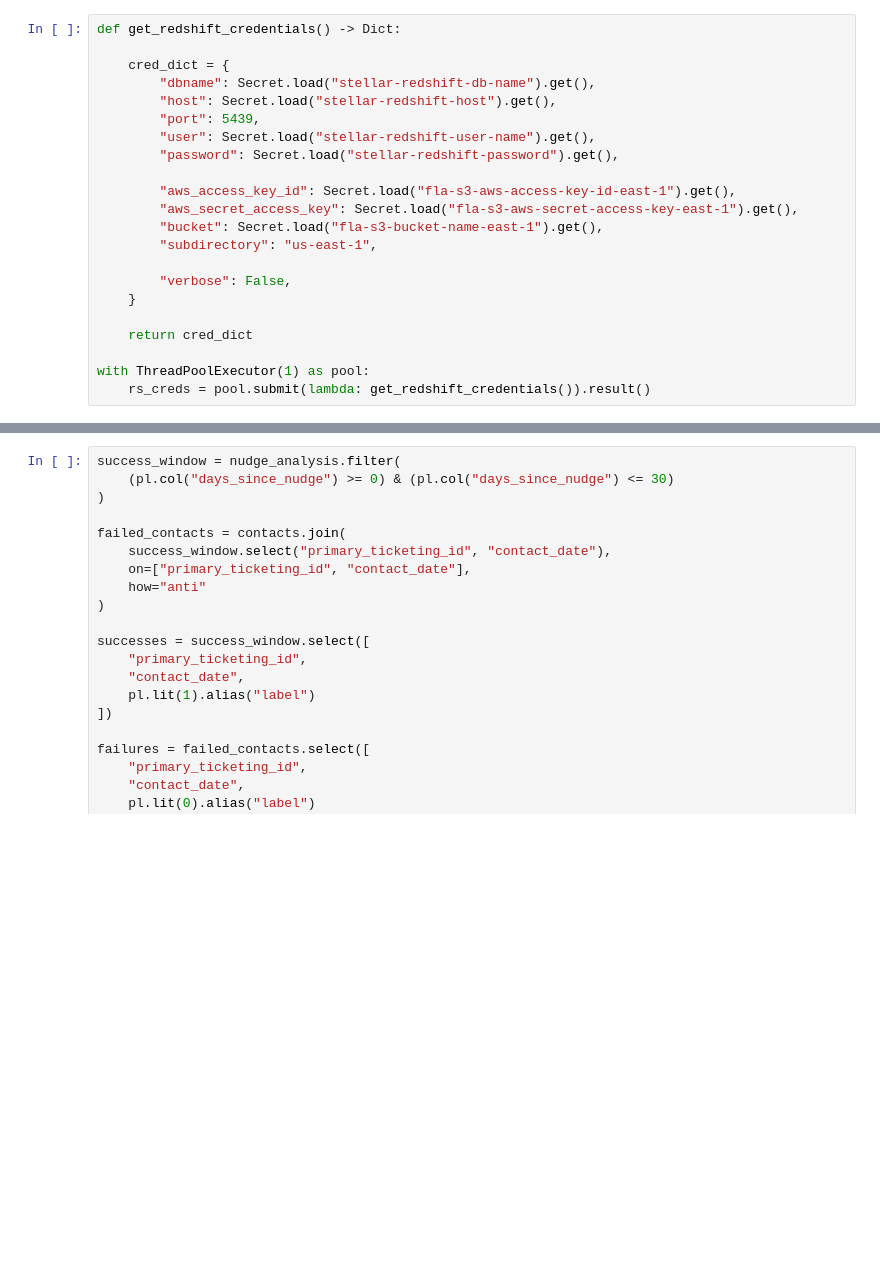
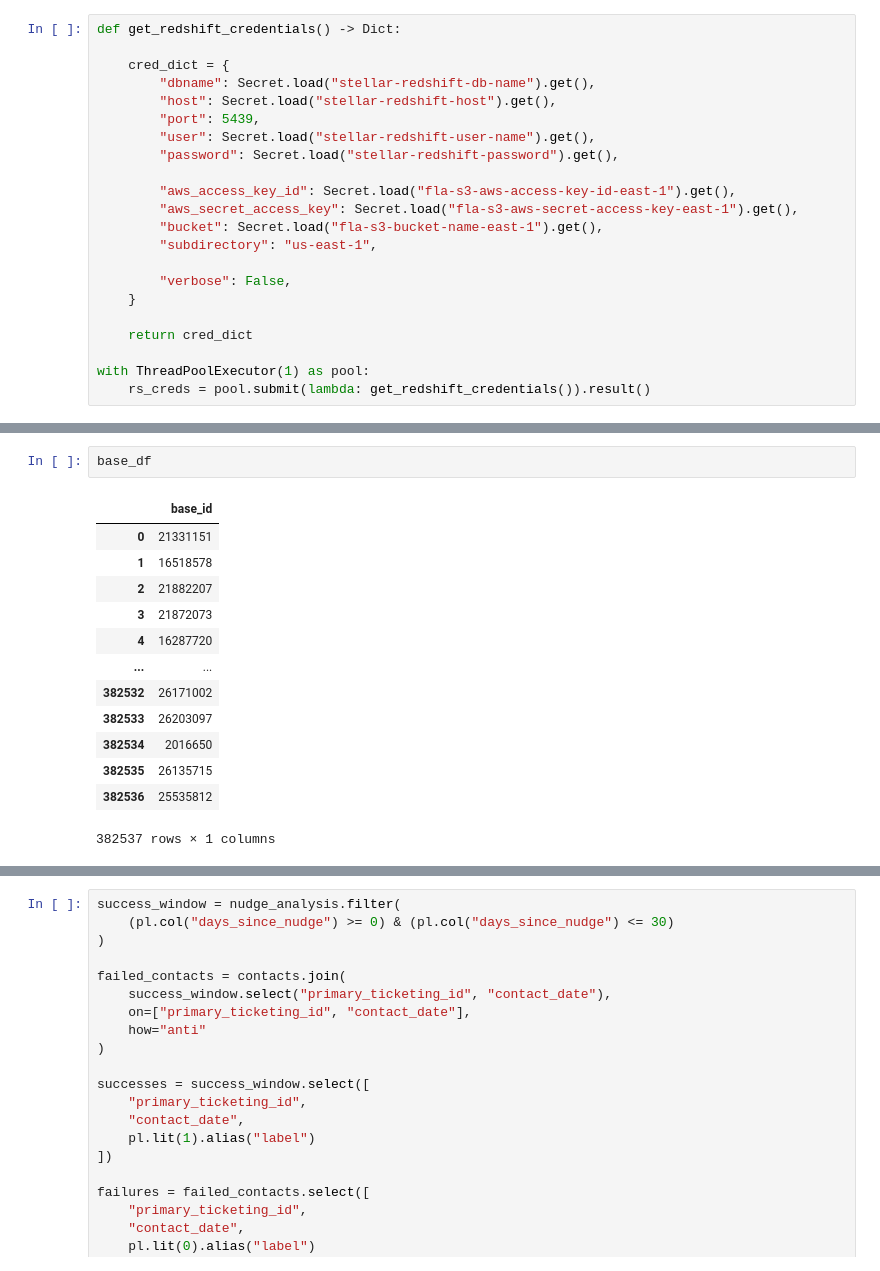
Before and after one commit to riffere-fla/pandas_party, a Jupyter notebook: lead_scoring.ipynb, the cells around one changed output, grey strips where cells are left out. Cells and saved outputs as stored; diff of their text form; blank space fills up the shorter version.

```diff
--- a/lead_scoring.ipynb
+++ b/lead_scoring.ipynb
@@ -76,6 +63,22 @@ FROM
 """
 
 base_df = FLA_Redshift(**rs_creds).query_warehouse(sql_string=q)
+# %%
+base_df
+# %% [output]
+|  | base_id |
+| 0 | 21331151 |
+| 1 | 16518578 |
+| 2 | 21882207 |
+| 3 | 21872073 |
+| 4 | 16287720 |
+| ... | ... |
+| 382532 | 26171002 |
+| 382533 | 26203097 |
+| 382534 | 2016650 |
+| 382535 | 26135715 |
+| 382536 | 25535812 |
+382537 rows × 1 columns
 # %%
 q = """
 SELECT DISTINCT
```
Also changed, not shown: parts of 7 cells of this notebook.
